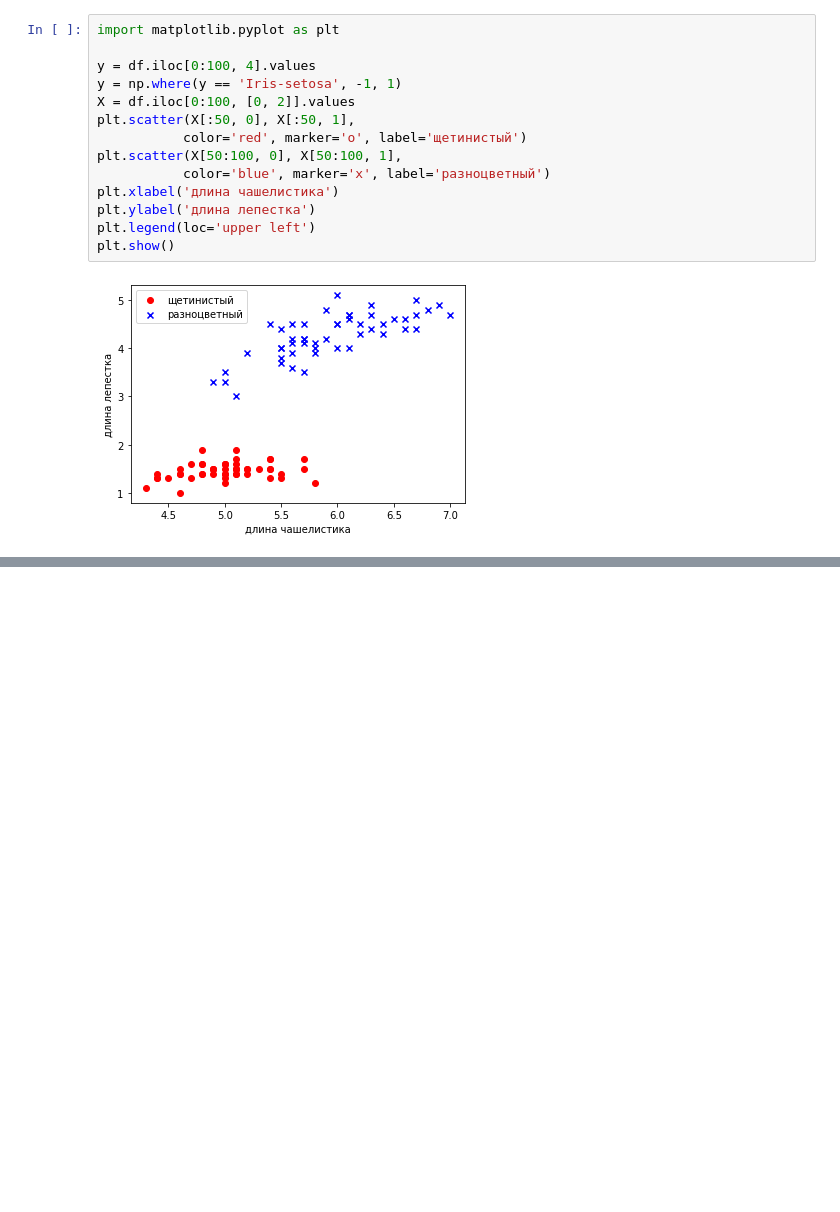
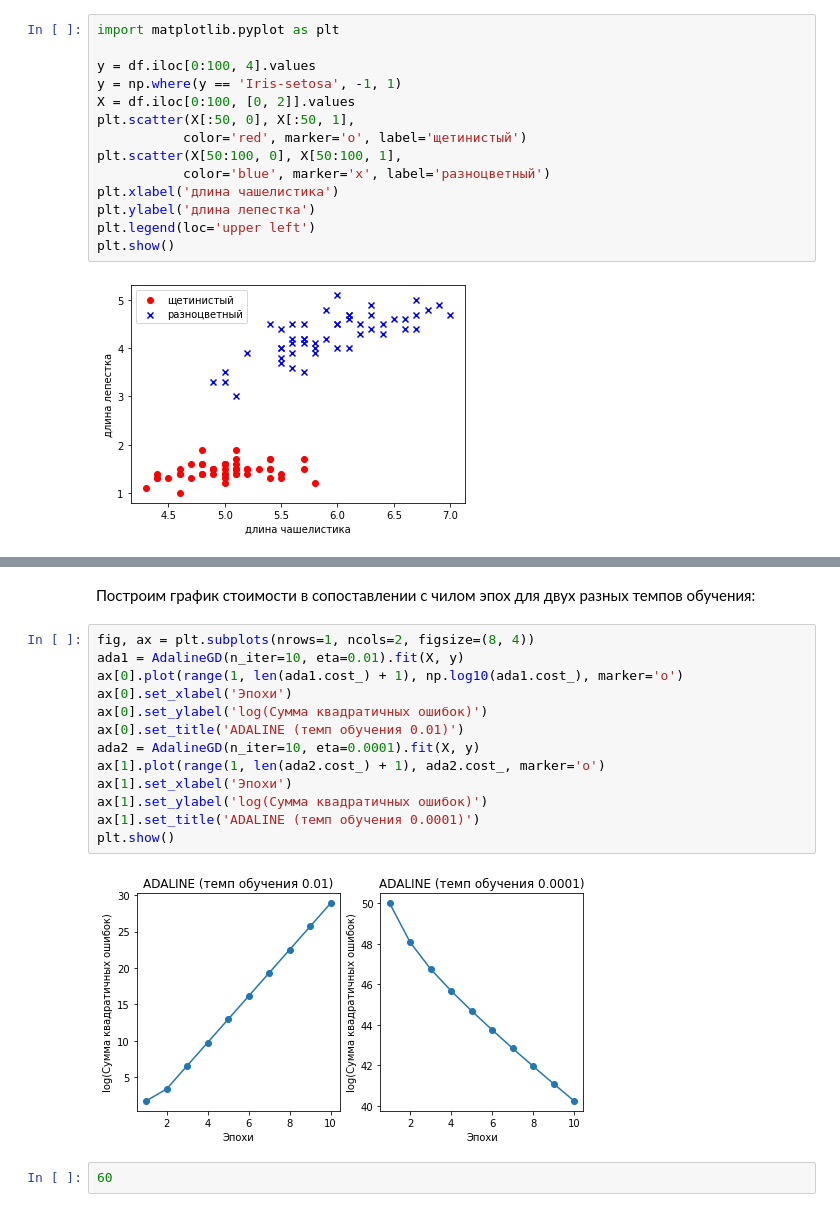
Before and after one commit to esvesv/Python-Machine-Learning, a Jupyter notebook: 02.ipynb, the cells around one changed output, grey strips where cells are left out. Drawn from its saved outputs; the diff is of its cells as text; blank space fills up the shorter version.

```diff
--- a/02.ipynb
+++ b/02.ipynb
@@ -110,0 +267,19 @@ plt.show()
+# %% [markdown]
+Построим график стоимости в сопоставлении с чилом эпох для двух разных темпов обучения:
+# %%
+fig, ax = plt.subplots(nrows=1, ncols=2, figsize=(8, 4))
+ada1 = AdalineGD(n_iter=10, eta=0.01).fit(X, y)
+ax[0].plot(range(1, len(ada1.cost_) + 1), np.log10(ada1.cost_), marker='o')
+ax[0].set_xlabel('Эпохи')
+ax[0].set_ylabel('log(Сумма квадратичных ошибок)')
+ax[0].set_title('ADALINE (темп обучения 0.01)')
+ada2 = AdalineGD(n_iter=10, eta=0.0001).fit(X, y)
+ax[1].plot(range(1, len(ada2.cost_) + 1), ada2.cost_, marker='o')
+ax[1].set_xlabel('Эпохи')
+ax[1].set_ylabel('log(Сумма квадратичных ошибок)')
+ax[1].set_title('ADALINE (темп обучения 0.0001)')
+plt.show()
+# %% [output]
+[figure, added]
+# %%
+60
```
Also changed, not shown: parts of 7 cells of this notebook.
